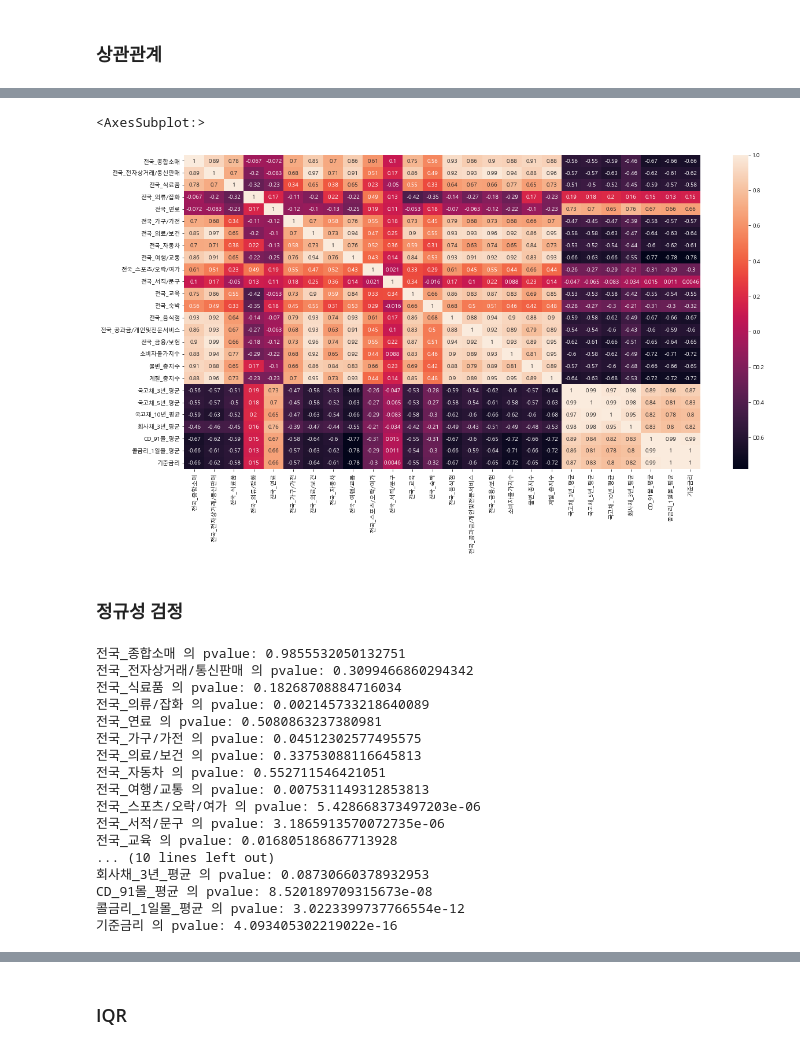
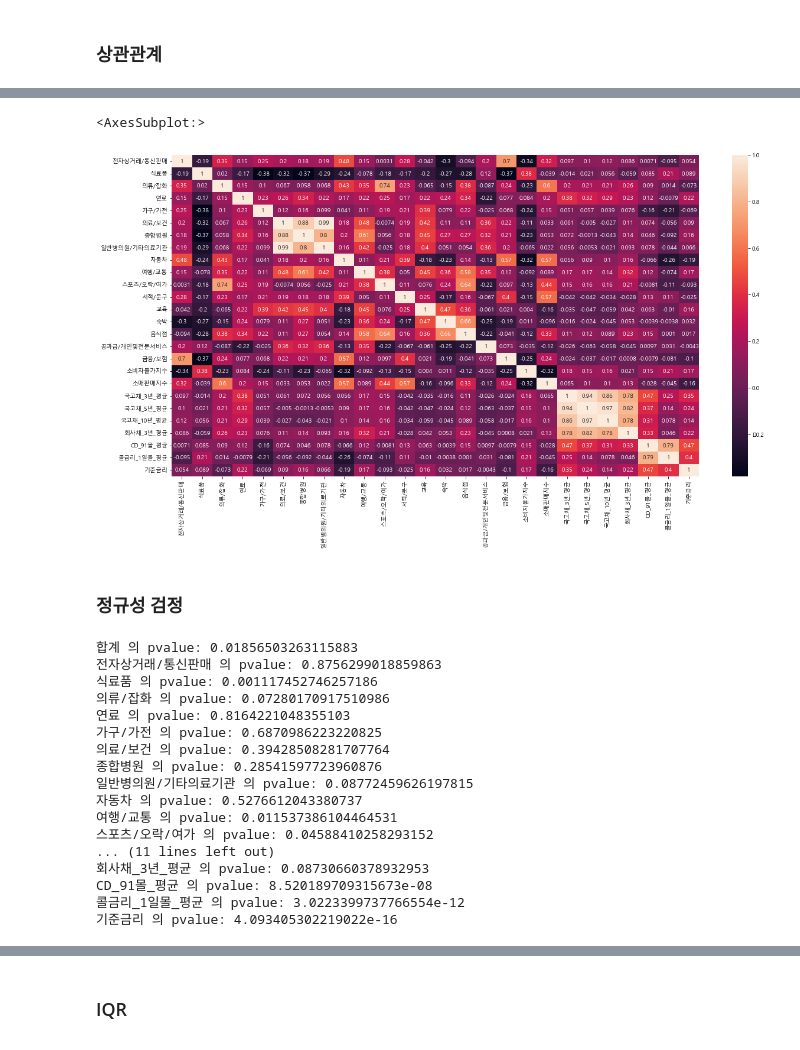
Before and after one commit to KJH3024/test, a Jupyter notebook: 프로젝트1/전국_카드.ipynb, the cells around one changed output, grey strips where cells are left out. Drawn from its saved outputs; the diff is of its cells as text; code cells hidden in the pictures.

```diff
--- a/프로젝트1/전국_카드.ipynb
+++ b/프로젝트1/전국_카드.ipynb
@@ -57,3 +51,17 @@ df_t = df[['전국_종합소매','전국_전자상거래/통신판매', '전국_
 df_t1 = df[['전국_종합소매','전국_전자상거래/통신판매', '전국_식료품','전국_의류/잡화',
 '전국_연료','전국_가구/가전', '전국_의료/보건', '전국_자동차', '전국_여행/교통', '전국_스포츠/오락/여가', '전국_서적/문구', '전국_교육','전국_숙박','전국_음식점'
 ,'전국_공과금/개인및전문서비스', '전국_금융/보험']].pct_change().round(2)
+# %%
+day = pd.read_csv('./csv/work file_신용카드_분석_컬럼 분리.csv')
+day = day.iloc[:-3]
+# 날짜 컬럼 "/" 제거
+day["날짜"] = day["날짜"].str.replace("/", "")
+
+# 날짜 컬럼 int 타입으로 변환
+#day["날짜"] = day["날짜"].astype(int)
+
+# 날짜 데이터타임 변환 후 인덱스 변환
+day["날짜"] = pd.to_datetime(day["날짜"], format='%Y%m')
+day["날짜"] = day["날짜"].dt.strftime('%Y-%m')
+day.set_index('날짜', inplace=True)
+day.head()
@@ -207,7 +245,8 @@ interest_rates_df
 ### 소매판매지수 불러오기
 # %%
 socell_df = pd.read_csv('./csv/소매판매지수_1211_2204.csv')
-socell_df = socell_df[['날짜','불변_총지수','계절_총지수']]
+socell_df = socell_df[['날짜','불변_총지수']]
+socell_df.rename(columns={'불변_총지수' : '소매판매지수'}, inplace=True)
 socell_df.set_index('날짜', inplace=True)
 socell_df
 # %% [output]
@@ -258,9 +294,11 @@ socell_df = socell_df.iloc[:-28]
 ### 상관관계
 # %%
 # 사용할 컬럼 불러오기
-
-total_df = df_t
+total_df = day
 total_df = pd.DataFrame(total_df)
-total_df = pd.merge(total_df,total_csi, how='left', left_index=True, right_index=True)
-total_df
+total_df = total_df[total_df.columns.drop('일수')]
+total_df = total_df[total_df.columns.drop('합계')]
+#total_df = pd.merge(total_df,total_csi, how='left', left_index=True, right_index=True)
+total_df = pd.concat([total_df,total_csi],axis=1).reindex(total_csi.index)
+total_df.head()
 # %% [output]
@@ -303,13 +345,13 @@ total_df1.head()
 # %%
 import seaborn as sns
 import matplotlib.pyplot as plt
 
 plt.rcParams["font.family"] = "Malgun Gothic"
 plt.figure(figsize=(20,10))
-sns.heatmap(total_df.corr(),annot=True)
+sns.heatmap(total_df1.corr(),annot=True)
 # %% [output]
 <AxesSubplot:>
-[figure, old version]
+[figure, new version]
 # %% [markdown]
 ### 정규성 검정
 # %%
@@ -327,19 +369,19 @@ def shap_pct(df_name):
 # %%
 shap_pct(total_df1)
 # %% [output]
-전국_종합소매 의 pvalue: 0.9855532050132751
-전국_전자상거래/통신판매 의 pvalue: 0.3099466860294342
-전국_식료품 의 pvalue: 0.18268708884716034
-전국_의류/잡화 의 pvalue: 0.002145733218640089
-전국_연료 의 pvalue: 0.5080863237380981
-전국_가구/가전 의 pvalue: 0.04512302577495575
-전국_의료/보건 의 pvalue: 0.33753088116645813
-전국_자동차 의 pvalue: 0.552711546421051
-전국_여행/교통 의 pvalue: 0.007531149312853813
-전국_스포츠/오락/여가 의 pvalue: 5.428668373497203e-06
-전국_서적/문구 의 pvalue: 3.1865913570072735e-06
-전국_교육 의 pvalue: 0.016805186867713928
-... (10 lines left out)
+합계 의 pvalue: 0.01856503263115883
+전자상거래/통신판매 의 pvalue: 0.8756299018859863
+식료품 의 pvalue: 0.001117452746257186
+의류/잡화 의 pvalue: 0.07280170917510986
+연료 의 pvalue: 0.8164221048355103
+가구/가전 의 pvalue: 0.6870986223220825
+의료/보건 의 pvalue: 0.39428508281707764
+종합병원 의 pvalue: 0.28541597723960876
+일반병의원/기타의료기관 의 pvalue: 0.08772459626197815
+자동차 의 pvalue: 0.5276612043380737
+여행/교통 의 pvalue: 0.011537386104464531
+스포츠/오락/여가 의 pvalue: 0.04588410258293152
+... (11 lines left out)
 회사채_3년_평균 의 pvalue: 0.08730660378932953
 CD_91몰_평균 의 pvalue: 8.520189709315673e-08
 콜금리_1일몰_평균 의 pvalue: 3.0223399737766554e-12
```
Also changed, not shown: parts of 27 cells of this notebook.
